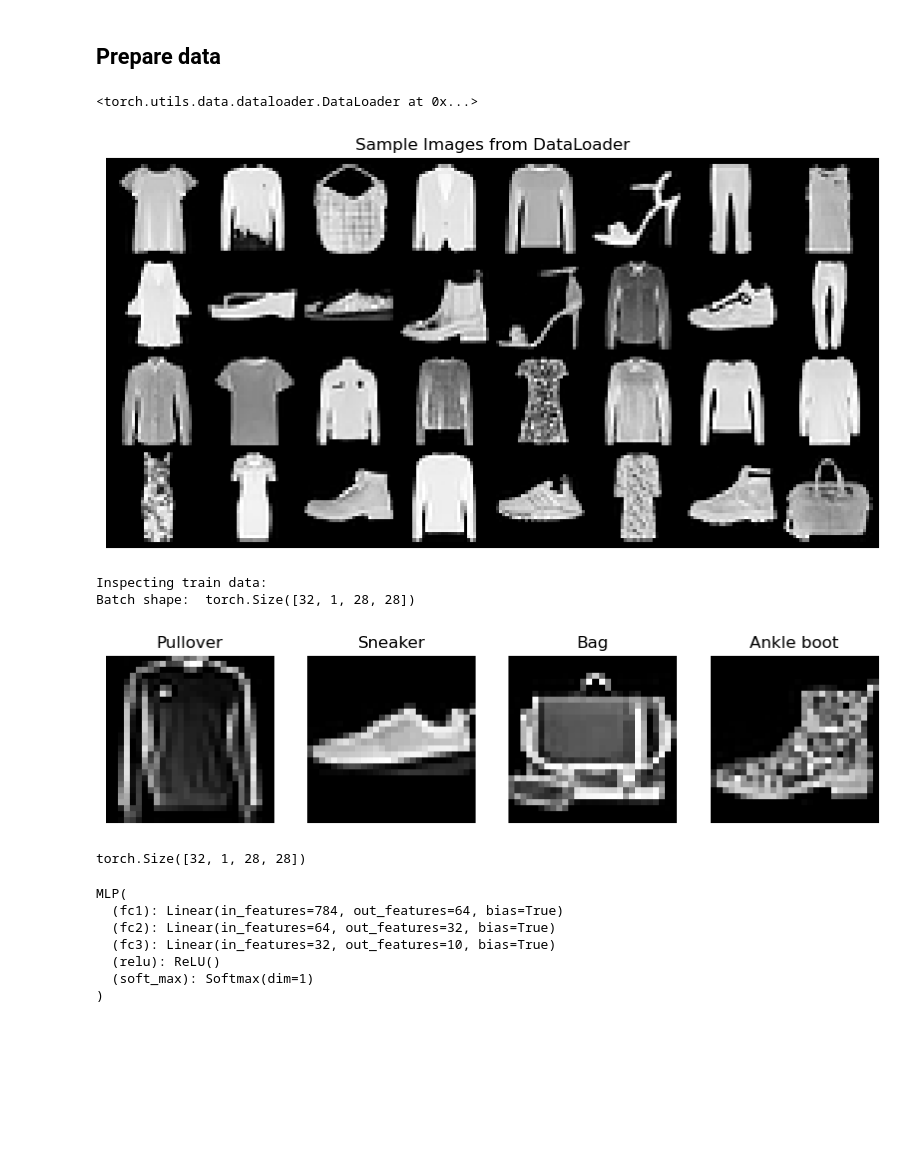
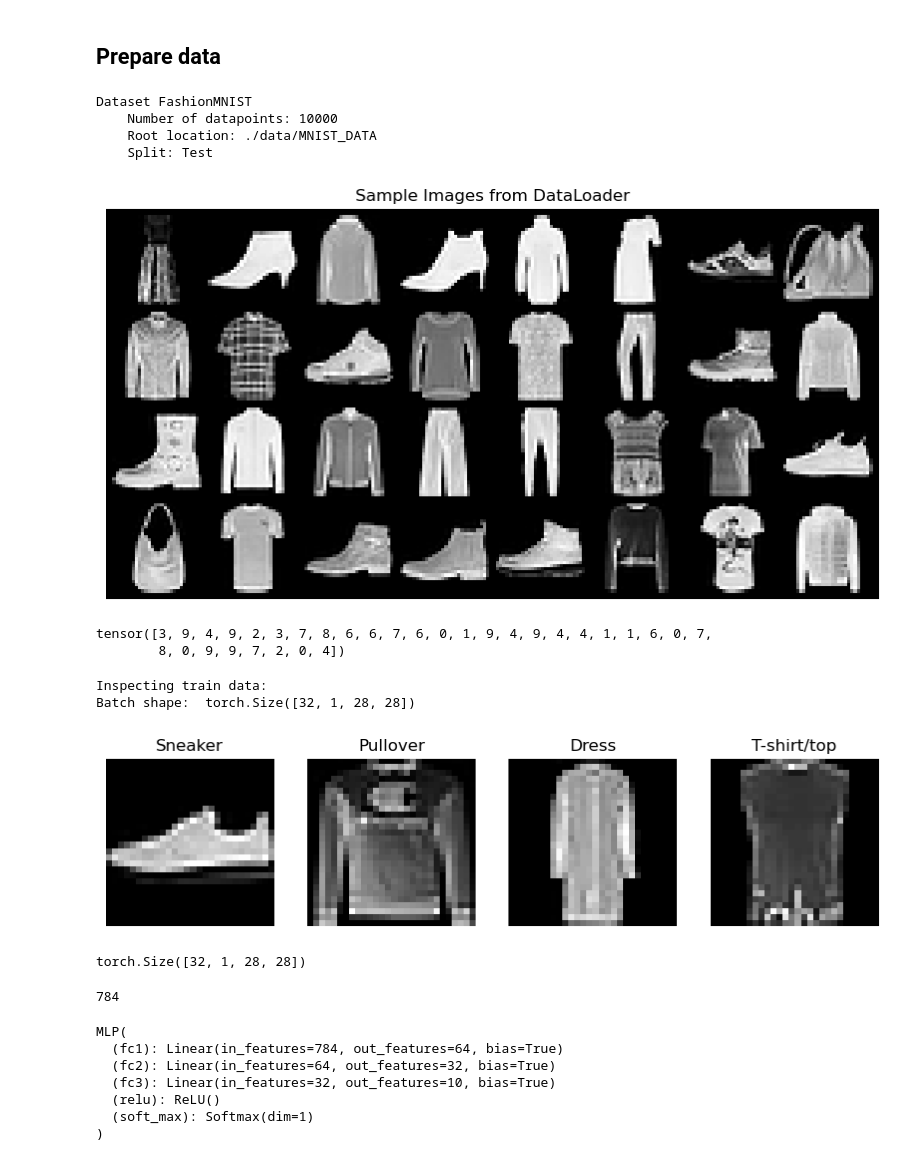
Before and after one commit to servoNoDev/Neural-networks-TUKE-KKUI, a Jupyter notebook: 06-mlp_images.ipynb, the cells around one changed output. Drawn from its saved outputs; the diff is of its cells as text; code cells hidden in the pictures; blank space fills up the shorter version.

```diff
--- a/06-mlp_images.ipynb
+++ b/06-mlp_images.ipynb
@@ -134,10 +134,18 @@ labels = ["T-shirt/top", "Trouser", "Pullover", "Dress", "Coat", "Sandal", "Shir
 
 def collate_fn(batch):
     # Define a series of transformations to apply to each image in the batch.
-    process = transforms.Compose([
-        transforms.ToTensor(),  # Convert PIL images to PyTorch tensors.
-        # transforms.Pad([2])     # Pad each image with 2 pixels on all sides.
-    ])
+    process = transforms.Compose(
+        [
+            # Convert PIL images to PyTorch tensors.
+            transforms.ToTensor(),
+            # transforms.Resize(size=(100,100)),
+            # transforms.Normalize,
+            # transforms.RandomRotation(),
+            # transforms.GaussianBlur(str=0.3)
+
+        # transforms.Pad([2]),     # Pad each image with 2 pixels on all sides.
+    ]
+    )
 
     # Process each image in the batch using the defined transformations.
     # We use a list comprehension to apply the transformations to each image in the batch.
@@ -160,17 +168,23 @@ def collate_fn(batch):
 train_data = FashionMNIST("./data/MNIST_DATA", train=True, download=True)  # Training data
 valid_data = FashionMNIST("./data/MNIST_DATA", train=False, download=True)  # Validation data
 
+#######
+
 # Create DataLoader objects to load batches of training and validation data.
 # DataLoader is a PyTorch utility for batching and shuffling data during training.
 # It takes the dataset, batch size, shuffle option, and collate function as parameters.
 train_loader = DataLoader(train_data, batch_size=batch_size,
-                          shuffle=True, collate_fn=collate_fn)  # Training DataLoader
+                          shuffle=True, collate_fn=collate_fn)
+# Training DataLoader
 valid_loader = DataLoader(valid_data, batch_size=batch_size,
                           shuffle=False, collate_fn=collate_fn)  # Validation DataLoader
-# %%
-train_loader
-# %% [output]
-<torch.utils.data.dataloader.DataLoader at 0x...>
+# %%
+valid_data
+# %% [output]
+Dataset FashionMNIST
+    Number of datapoints: 10000
+    Root location: ./data/MNIST_DATA
+    Split: Test
 # %%
 from matplotlib import pyplot as plt
 from torchvision.utils import make_grid
@@ -194,31 +208,36 @@ plt.axis('off')  # Turn off axis
 plt.title('Sample Images from DataLoader')
 plt.show()
 # %% [output]
-[figure, old version]
+[figure, new version]
+# %%
+batch[1]
+# %% [output]
+tensor([3, 9, 4, 9, 2, 3, 7, 8, 6, 6, 7, 6, 0, 1, 9, 4, 9, 4, 4, 1, 1, 6, 0, 7,
+        8, 0, 9, 9, 7, 2, 0, 4])
 # %%
 # Dataset inspection loop to visualize a batch of training data.
 print("Inspecting train data: ")
 
 # Iterate over batches of data in the train_loader DataLoader.
-for _, data in enumerate(train_loader):
-    print("Batch shape: ", data[0].shape)  # Print the shape of the batch.
+for _, batch_data in enumerate(train_loader):
+    print("Batch shape: ", batch_data[0].shape)  # Print the shape of the batch.
 
     # Create a subplot with 4 columns to display 4 images in the batch.
     fig, ax = plt.subplots(1, 4, figsize=(10, 4))
 
     # Iterate over the first 4 samples in the batch.
     for i in range(4):
         # Display each image in the subplot.
-        ax[i].imshow(data[0][i].squeeze(), cmap="gray")  # Show the image in grayscale.
+        ax[i].imshow(batch_data[0][i].squeeze(), cmap="gray")  # Show the image in grayscale.
         ax[i].axis("off")  # Turn off axis labels.
-        ax[i].set_title(labels[data[1][i]])  # Set the title as the corresponding label name.
+        ax[i].set_title(labels[batch_data[1][i]])  # Set the title as the corresponding label name.
 
     plt.show()  # Show the plotted images.
     break  # Break the loop after inspecting the first batch.
 # %% [output]
 Inspecting train data:
 Batch shape:  torch.Size([32, 1, 28, 28])
-[figure, old version]
+[figure, new version]
 # %%
 images.shape
 # %% [output]
@@ -244,4 +263,8 @@ class MLP(nn.Module):
 
         x = self.soft_max(x)
         return x
+# %%
+1*28*28
+# %% [output]
+784
 # %%
```
Also changed, not shown: parts of 5 cells of this notebook, 4 other files.
